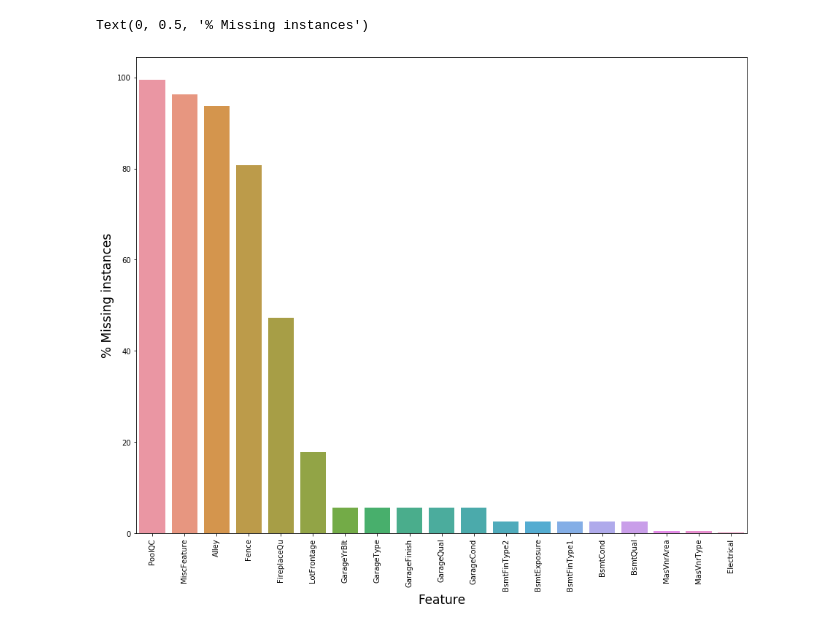
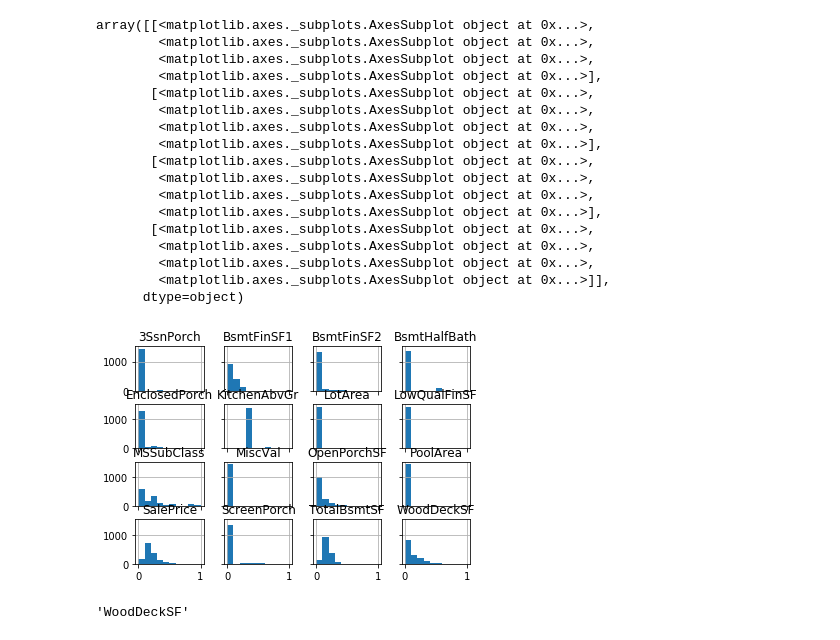
Before and after one commit to canbax/cs551-project, a Jupyter notebook: eda/Pattern project .ipynb, the cells around one changed output. Drawn from its saved outputs; the diff is of its cells as text; code cells hidden in the pictures.

```diff
--- a/eda/Pattern project .ipynb
+++ b/eda/Pattern project .ipynb
@@ -4,7 +4,7 @@ import pandas as pd
 import matplotlib.pyplot as plt
 import seaborn as sns
 # %%
-train_p = pd.read_csv('data/house-prices-advanced-regression-techniques/train.csv')
+train_p = pd.read_csv('../data/train.csv')
 train = np.array(train_p)
 Y = train[:, train.shape[1]-1]
 X = train[:,:80]
@@ -63,6 +58,37 @@ plt.xticks(rotation='90')
 sns.barplot(x=all_data_na.index, y=all_data_na)
 plt.xlabel('Feature', fontsize=17)
 plt.ylabel('% Missing instances', fontsize=17)
-# %% [output]
-Text(0, 0.5, '% Missing instances')
-[figure, removed]
+# %%
+# skewed features show
+from scipy.stats import skew
+numeric_dtypes = ['int16', 'int32', 'int64', 'float16', 'float32', 'float64']
+skew_features = train_p.select_dtypes(numeric_dtypes).apply(
+        lambda x: skew(x)).sort_values(ascending=False)
+
+high_skew = skew_features[skew_features > 0.5]
+normalized_numerics = (train_p.select_dtypes(numeric_dtypes) - train_p.select_dtypes(numeric_dtypes).min()) / (train_p.select_dtypes(numeric_dtypes).max() - train_p.select_dtypes(numeric_dtypes).min())
+normalized_numerics
+normalized_numerics[high_skew.index[0:16]].hist(sharey=True, sharex=True)
+# %% [output]
+array([[<matplotlib.axes._subplots.AxesSubplot object at 0x...>,
+        <matplotlib.axes._subplots.AxesSubplot object at 0x...>,
+        <matplotlib.axes._subplots.AxesSubplot object at 0x...>,
+        <matplotlib.axes._subplots.AxesSubplot object at 0x...>],
+       [<matplotlib.axes._subplots.AxesSubplot object at 0x...>,
+        <matplotlib.axes._subplots.AxesSubplot object at 0x...>,
+        <matplotlib.axes._subplots.AxesSubplot object at 0x...>,
+        <matplotlib.axes._subplots.AxesSubplot object at 0x...>],
+       [<matplotlib.axes._subplots.AxesSubplot object at 0x...>,
+        <matplotlib.axes._subplots.AxesSubplot object at 0x...>,
+        <matplotlib.axes._subplots.AxesSubplot object at 0x...>,
+        <matplotlib.axes._subplots.AxesSubplot object at 0x...>],
+       [<matplotlib.axes._subplots.AxesSubplot object at 0x...>,
+        <matplotlib.axes._subplots.AxesSubplot object at 0x...>,
+        <matplotlib.axes._subplots.AxesSubplot object at 0x...>,
+        <matplotlib.axes._subplots.AxesSubplot object at 0x...>]],
+      dtype=object)
+[figure, added]
+# %%
+train_p[high_skew.index[0:16]]
+# %% [output]
+'WoodDeckSF'
```
Also changed, not shown: parts of 8 cells of this notebook, 2 other files.
